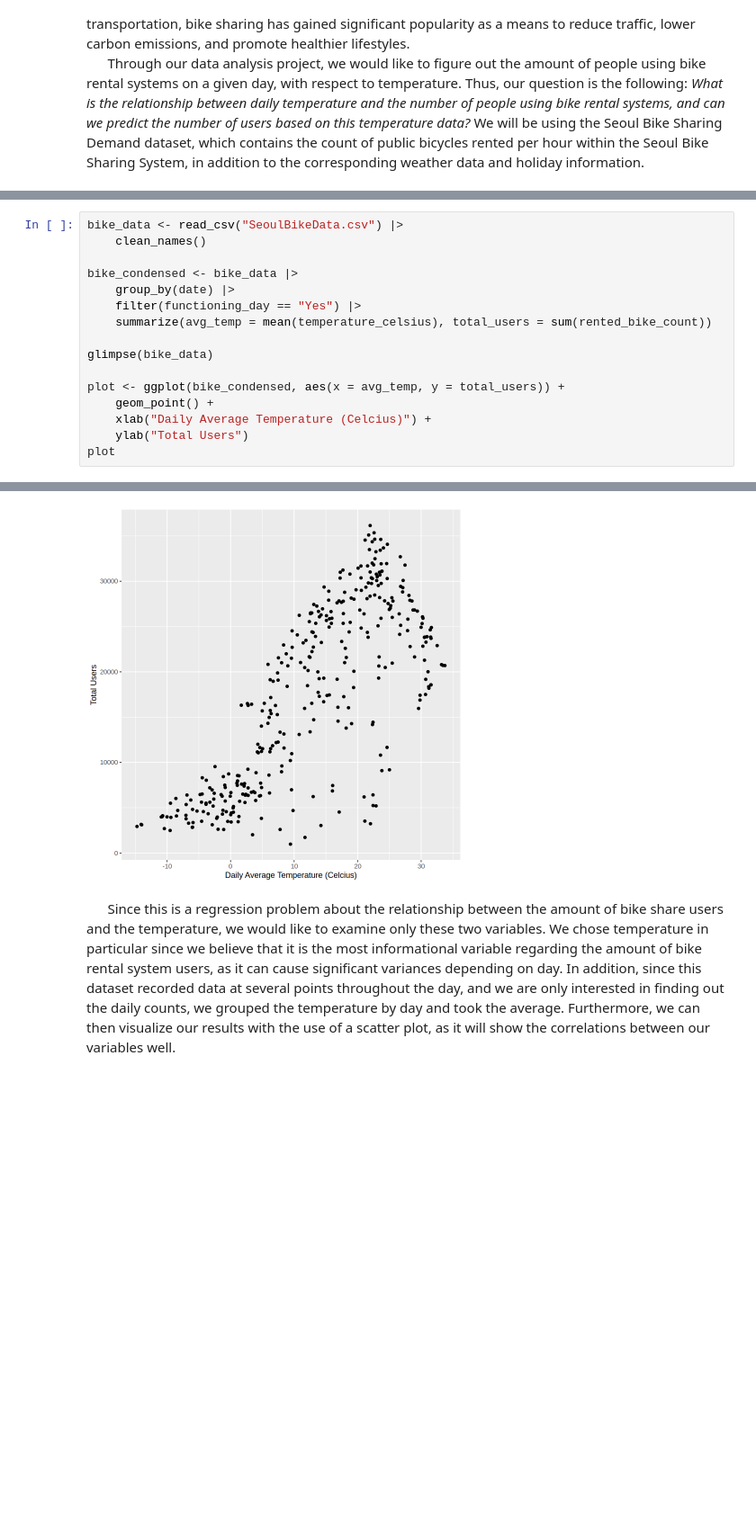
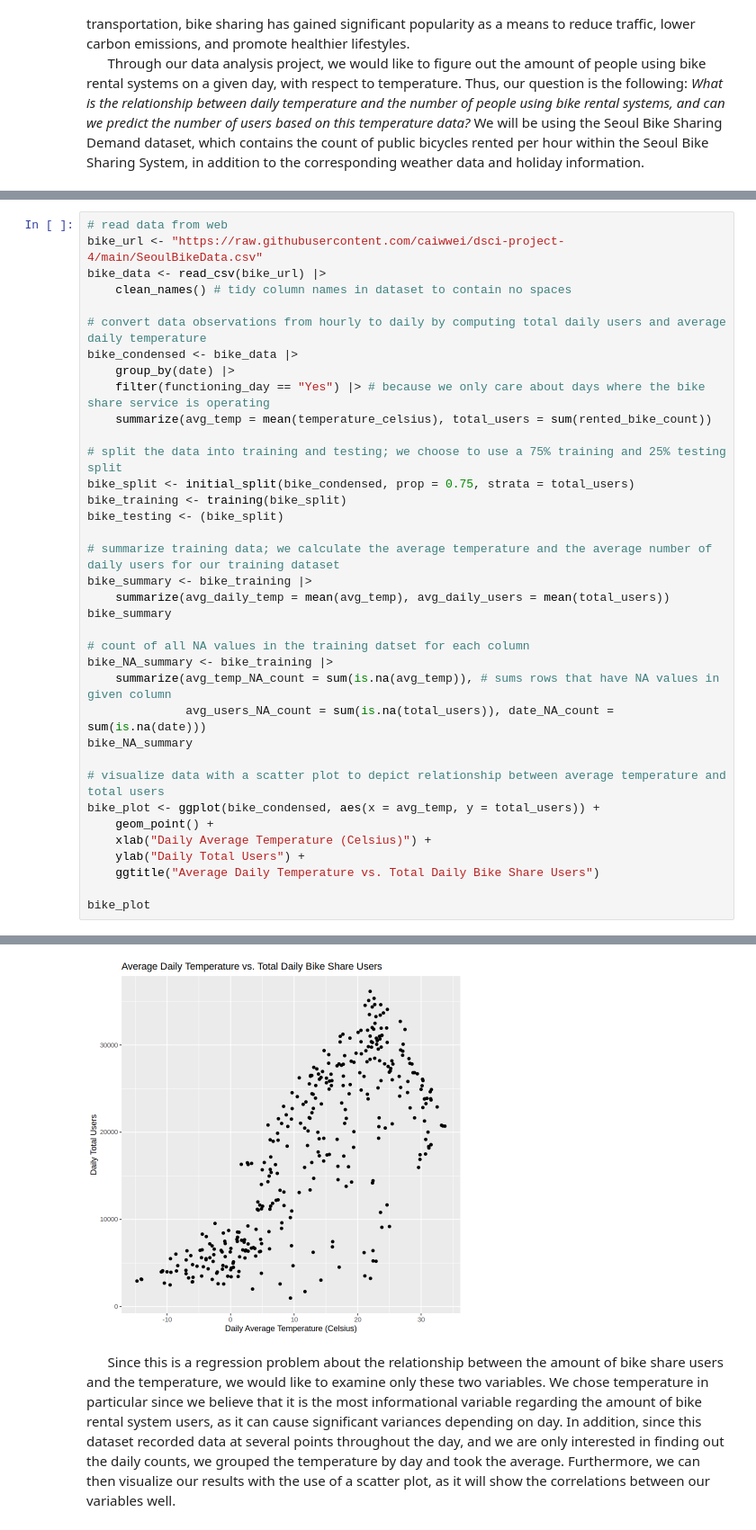
Before and after one commit to caiwwei/dsci-project-4, a Jupyter notebook: group_project_proposal.ipynb, the cells around one changed output, grey strips where cells are left out. Shown at 90% size. Saved outputs shown, nothing was run; the diff lists cells and outputs as text; blank space fills up the shorter version.

Commit message:
split bike data into training and testing; added summaries for bike data

```diff
--- a/group_project_proposal.ipynb
+++ b/group_project_proposal.ipynb
@@ -27,19 +8,39 @@ The following objects are masked from ‘package:stats’:
 # %%
-bike_data <- read_csv("SeoulBikeData.csv") |>
-    clean_names()
+# read data from web
+bike_url <- "https://raw.githubusercontent.com/caiwwei/dsci-project-4/main/SeoulBikeData.csv"
+bike_data <- read_csv(bike_url) |>
+    clean_names() # tidy column names in dataset to contain no spaces
 
+# convert data observations from hourly to daily by computing total daily users and average daily temperature
 bike_condensed <- bike_data |>
     group_by(date) |>
-    filter(functioning_day == "Yes") |>
+    filter(functioning_day == "Yes") |> # because we only care about days where the bike share service is operating
     summarize(avg_temp = mean(temperature_celsius), total_users = sum(rented_bike_count))
 
-glimpse(bike_data)
+# split the data into training and testing; we choose to use a 75% training and 25% testing split
+bike_split <- initial_split(bike_condensed, prop = 0.75, strata = total_users)
+bike_training <- training(bike_split)
+bike_testing <- (bike_split)
 
-plot <- ggplot(bike_condensed, aes(x = avg_temp, y = total_users)) +
+# summarize training data; we calculate the average temperature and the average number of daily users for our training dataset
+bike_summary <- bike_training |>
+    summarize(avg_daily_temp = mean(avg_temp), avg_daily_users = mean(total_users))
+bike_summary
+
+# count of all NA values in the training datset for each column
+bike_NA_summary <- bike_training |>
+    summarize(avg_temp_NA_count = sum(is.na(avg_temp)), # sums rows that have NA values in given column
+              avg_users_NA_count = sum(is.na(total_users)), date_NA_count = sum(is.na(date)))
+bike_NA_summary
+
+# visualize data with a scatter plot to depict relationship between average temperature and total users
+bike_plot <- ggplot(bike_condensed, aes(x = avg_temp, y = total_users)) +
     geom_point() +
-    xlab("Daily Average Temperature (Celcius)") +
-    ylab("Total Users")
-plot
+    xlab("Daily Average Temperature (Celsius)") +
+    ylab("Daily Total Users") +
+    ggtitle("Average Daily Temperature vs. Total Daily Bike Share Users")
+
+bike_plot
 # %% [output]
 Rows: 8760 Columns: 14
 ── Column specification ────────────────────────────────────────────────────────
@@ -68,4 +61,4 @@ $ functioning_day               <chr> "Yes", "Yes", "Yes", "Yes", "Yes", "Yes"
-[figure, old version]
+[figure, new version]
 # %% [markdown]
 &nbsp;&nbsp;&nbsp;&nbsp;&nbsp;&nbsp;Since this is a regression problem about the relationship between the amount of bike share users and the temperature, we would like to examine only these two variables. We chose temperature in particular since we believe that it is the most informational variable regarding the amount of bike rental system users, as it can cause significant variances depending on day. In addition, since this dataset recorded data at several points throughout the day, and we are only interested in finding out the daily counts, we grouped the temperature by day and took the average. Furthermore, we can then visualize our results with the use of a scatter plot, as it will show the correlations between our variables well.
 # %% [markdown]
```
Also changed, not shown: parts of 2 cells of this notebook.
